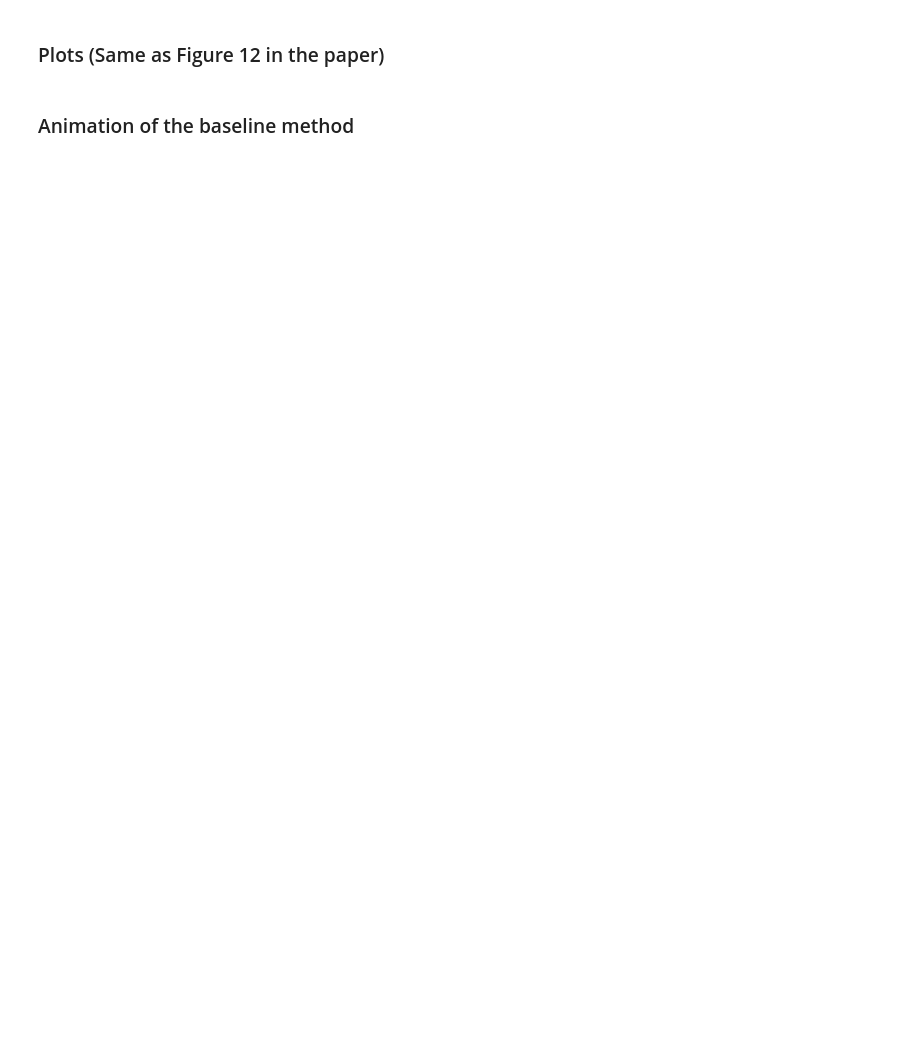
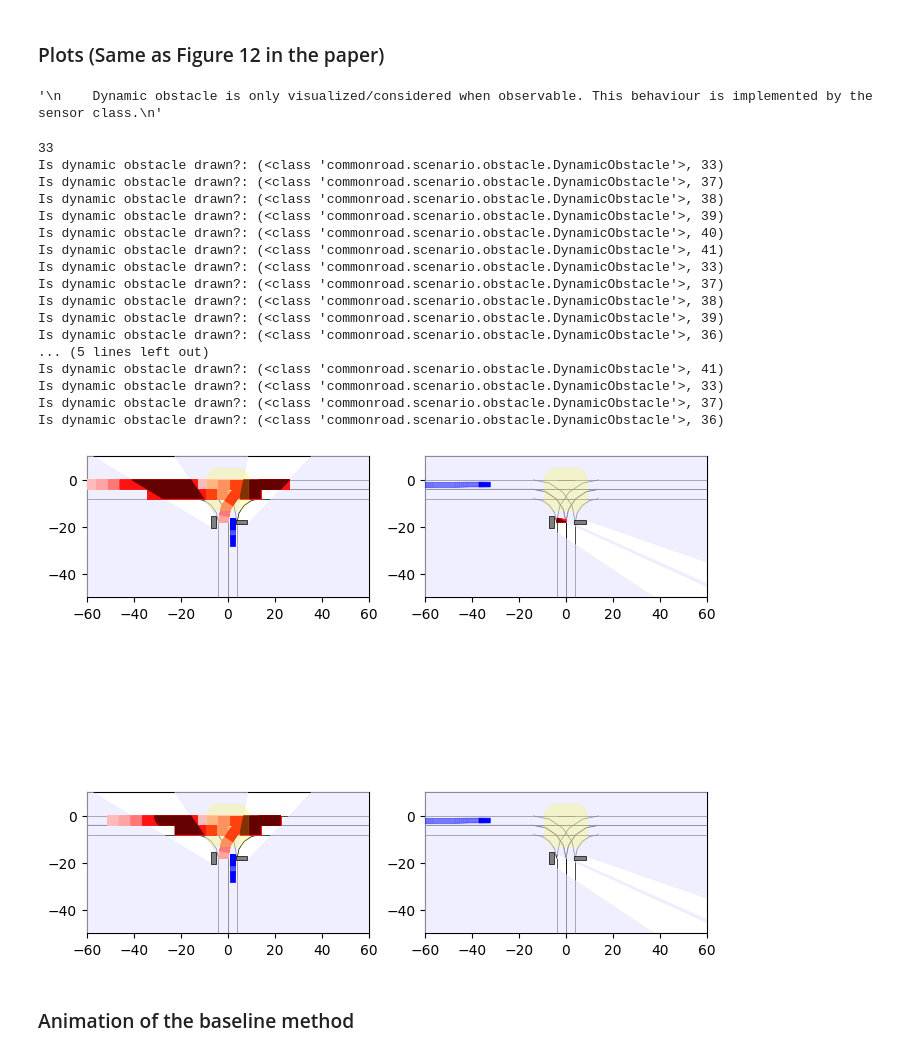
Before and after one commit to christiaantheunisse/foresee-the-unseen, a Jupyter notebook: my_scenario.ipynb, the cells around one changed output. Drawn from its saved outputs; the diff is of its cells as text; code cells hidden in the pictures; blank space fills up the shorter version.

```diff
--- a/my_scenario.ipynb
+++ b/my_scenario.ipynb
@@ -40,19 +58,58 @@ no_track_vehicle, not_tracked_scenarios, not_tracked_views = step_simulation(sce
 # %% [markdown]
 ### Plots (Same as Figure 12 in the paper)
+# %%
+# import matplotlib.pyplot as plt
+
+# for time_step, scenario in enumerate(tracked_scenarios):
+#     # ids = [obs.obstacle_id for obs in scenario.dynamic_obstacles]
+#     # print(ids)
+#     car = scenario.obstacle_by_id(36)
+#     if car is not None:
+#         occupancy = car.occupancy_at_time(time_step)
+#         plt.plot(*occupancy.shape.vertices.T)
+#         plt.gca().set_aspect('equal')
+#         plt.xlim(-60,60)
+#         plt.ylim(-50,10)
+
+"""
+    Dynamic obstacle is only visualized/considered when observable. This behaviour is implemented by the sensor class.
+"""
+# %% [output]
+'\n    Dynamic obstacle is only visualized/considered when observable. This behaviour is implemented by the sensor class.\n'
 # %%
 # t1 = 0
 # t2 = 2
+print(no_track_vehicle.obstacle_id)
 t1 = 5
-t2 = 20
+t2 = len(tracked_scenarios) - 1
 fig, ax = plt.subplots(2, 2, figsize=(20,13))
 plt.sca(ax[0][0])
 plot(t1, no_track_vehicle, not_tracked_scenarios, not_tracked_views)
 plt.sca(ax[0][1])
 plot(t2, no_track_vehicle, not_tracked_scenarios, not_tracked_views)
 plt.sca(ax[1][0])
 plot(t1, track_vehicle, tracked_scenarios, tracked_views)
 plt.sca(ax[1][1])
 plot(t2, track_vehicle, tracked_scenarios, tracked_views)
+# %% [output]
+33
+Is dynamic obstacle drawn?: (<class 'commonroad.scenario.obstacle.DynamicObstacle'>, 33)
+Is dynamic obstacle drawn?: (<class 'commonroad.scenario.obstacle.DynamicObstacle'>, 37)
+Is dynamic obstacle drawn?: (<class 'commonroad.scenario.obstacle.DynamicObstacle'>, 38)
+Is dynamic obstacle drawn?: (<class 'commonroad.scenario.obstacle.DynamicObstacle'>, 39)
+Is dynamic obstacle drawn?: (<class 'commonroad.scenario.obstacle.DynamicObstacle'>, 40)
+Is dynamic obstacle drawn?: (<class 'commonroad.scenario.obstacle.DynamicObstacle'>, 41)
+Is dynamic obstacle drawn?: (<class 'commonroad.scenario.obstacle.DynamicObstacle'>, 33)
+Is dynamic obstacle drawn?: (<class 'commonroad.scenario.obstacle.DynamicObstacle'>, 37)
+Is dynamic obstacle drawn?: (<class 'commonroad.scenario.obstacle.DynamicObstacle'>, 38)
+Is dynamic obstacle drawn?: (<class 'commonroad.scenario.obstacle.DynamicObstacle'>, 39)
+Is dynamic obstacle drawn?: (<class 'commonroad.scenario.obstacle.DynamicObstacle'>, 36)
+... (5 lines left out)
+Is dynamic obstacle drawn?: (<class 'commonroad.scenario.obstacle.DynamicObstacle'>, 41)
+Is dynamic obstacle drawn?: (<class 'commonroad.scenario.obstacle.DynamicObstacle'>, 33)
+Is dynamic obstacle drawn?: (<class 'commonroad.scenario.obstacle.DynamicObstacle'>, 37)
+Is dynamic obstacle drawn?: (<class 'commonroad.scenario.obstacle.DynamicObstacle'>, 36)
+[figure, added]
 # %% [markdown]
 ### Animation of the baseline method
 # %%
```
Also changed, not shown: parts of 4 cells of this notebook, 5 other files.
